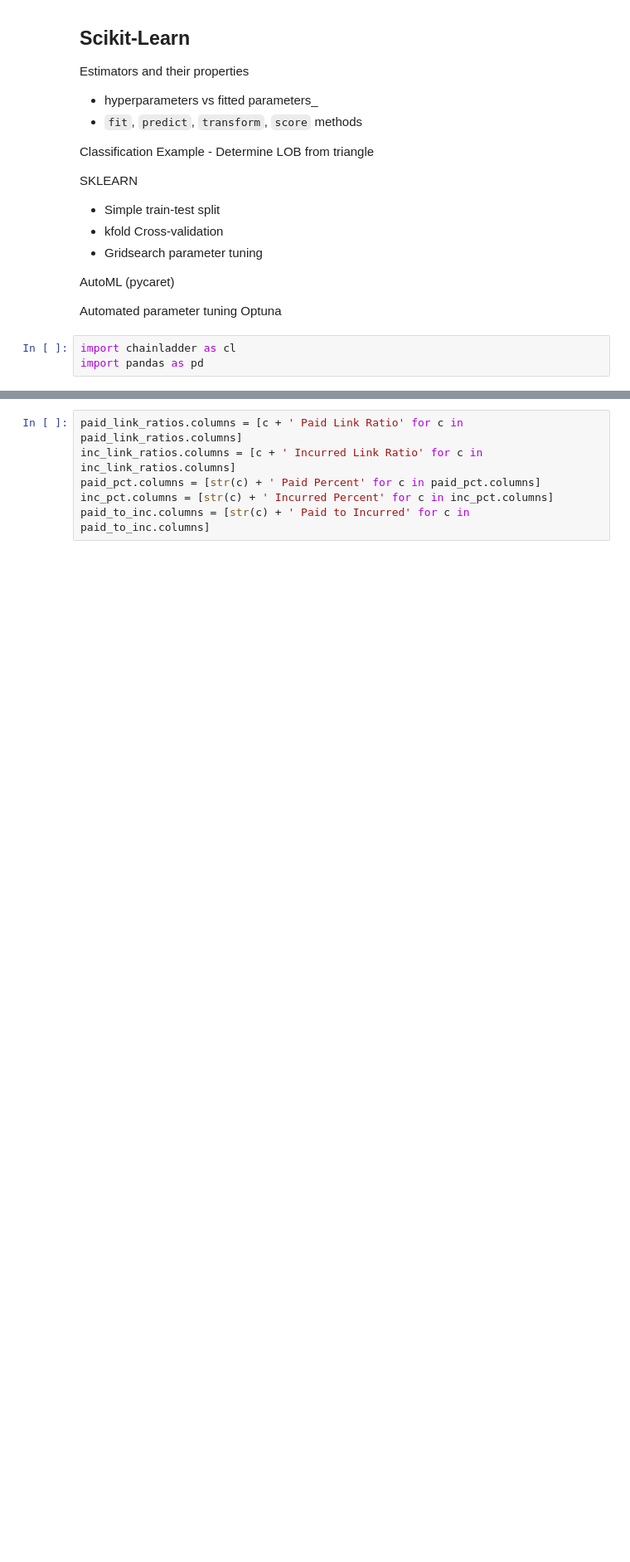
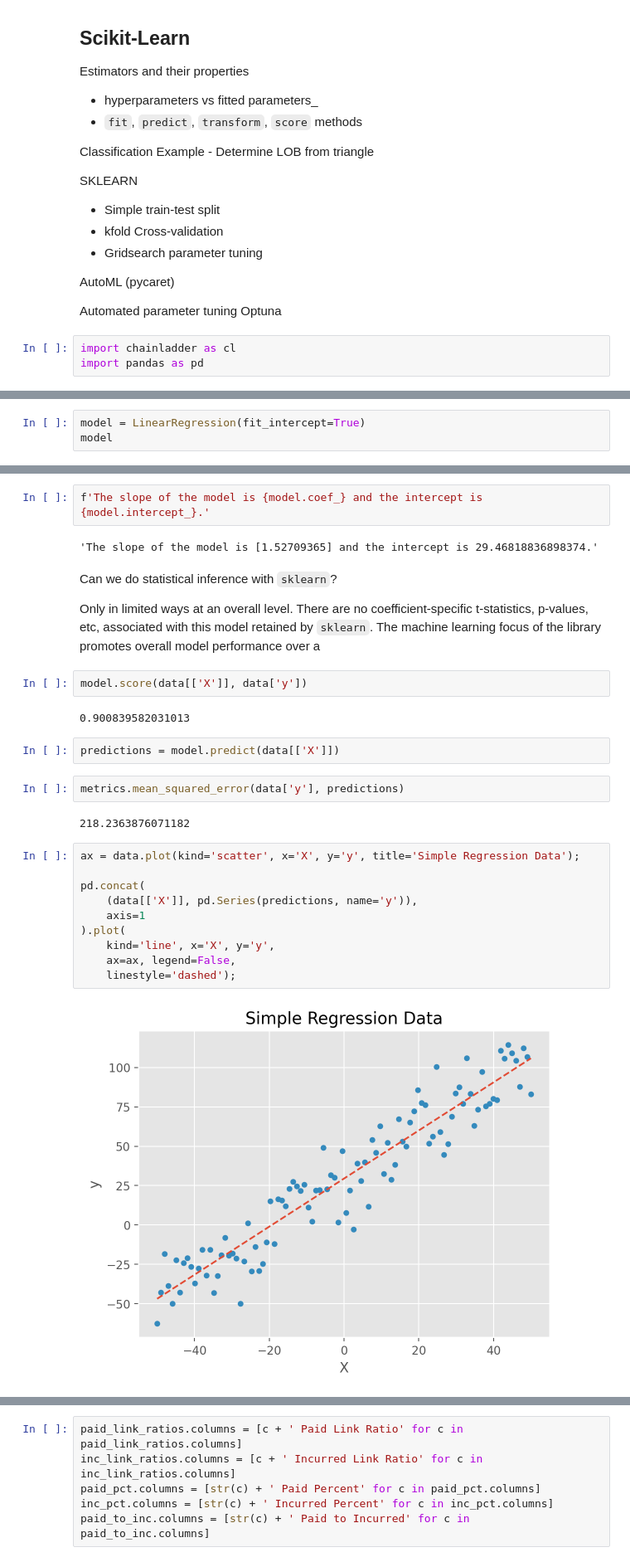
Before and after one commit to jbogaardt/clrs_2023, a Jupyter notebook: Session 1 - Traditional ML.ipynb, the cells around one changed output, grey strips where cells are left out. Shown: that part at 83% size. Cells and saved outputs as stored; diff of their text form; blank space fills up the shorter version.

```diff
--- a/Session 1 - Traditional ML.ipynb
+++ b/Session 1 - Traditional ML.ipynb
@@ -30,0 +66,3 @@ import pandas as pd
+# %%
+model = LinearRegression(fit_intercept=True)
+model
@@ -30,0 +118,30 @@ import pandas as pd
+# %%
+f'The slope of the model is {model.coef_} and the intercept is {model.intercept_}.'
+# %% [output]
+'The slope of the model is [1.52709365] and the intercept is 29.46818836898374.'
+# %% [markdown]
+Can we do statistical inference with `sklearn`?
+
+Only in limited ways at an overall level. There are no coefficient-specific t-statistics, p-values, etc, associated with this model retained by `sklearn`. The machine learning focus of the library promotes overall model performance over a
+# %%
+model.score(data[['X']], data['y'])
+# %% [output]
+0.900839582031013
+# %%
+predictions = model.predict(data[['X']])
+# %%
+metrics.mean_squared_error(data['y'], predictions)
+# %% [output]
+218.2363876071182
+# %%
+ax = data.plot(kind='scatter', x='X', y='y', title='Simple Regression Data');
+
+pd.concat(
+    (data[['X']], pd.Series(predictions, name='y')),
+    axis=1
+).plot(
+    kind='line', x='X', y='y',
+    ax=ax, legend=False,
+    linestyle='dashed');
+# %% [output]
+[figure, added]
```
Also changed, not shown: parts of 66 cells of this notebook, 1 other file.
